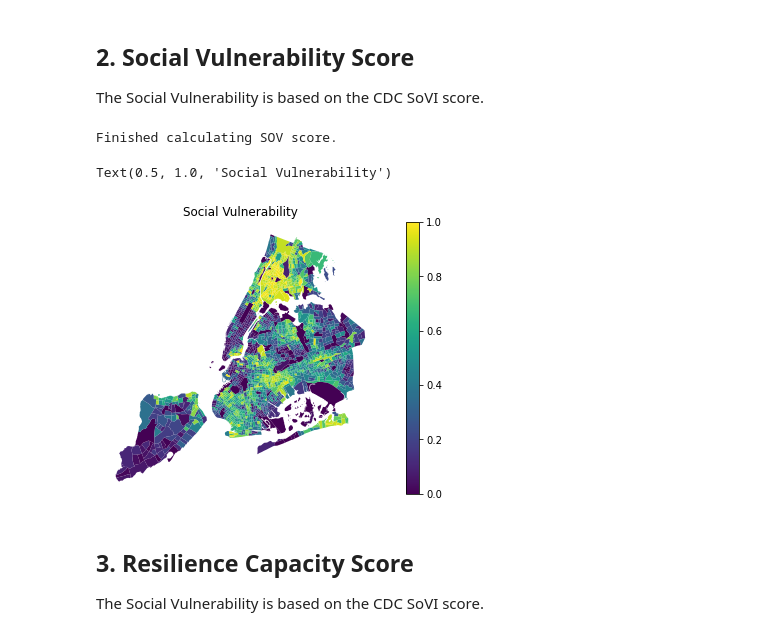
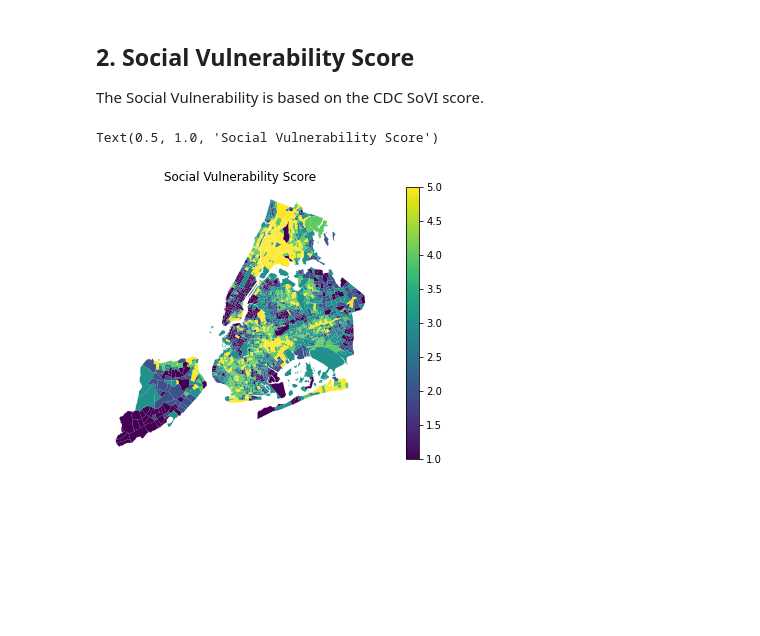
Before and after one commit to NYCEM-GIS/urban-risk-index, a Jupyter notebook: NOTEBOOKS/CALC_EXTREME_HEAT_1.ipynb, the cells around one changed output. Saved outputs shown, nothing was run; the diff lists cells and outputs as text; code cells hidden in the pictures; blank space fills up the shorter version.

```diff
--- a/NOTEBOOKS/CALC_EXTREME_HEAT_1.ipynb
+++ b/NOTEBOOKS/CALC_EXTREME_HEAT_1.ipynb
@@ -72,25 +57,16 @@ Text(0.5, 1.0, 'USD Loss Total due to EXH')
 ## 2. Social Vulnerability Score
 The Social Vulnerability is based on the CDC SoVI score.
 # %%
-#import and calculate the social vulnerability score
-script_name = '.\\4_CODE\DATA_PROCESSING\SOV_calculation_1.py'
-exec(open(script_name).read())
-
-#load into SOV object
 path_SOV = params.PATHNAMES.at['SOV_results_raw', 'Value']
 gdf_SOV = gpd.read_file(path_SOV)
 SOV = URI.SOV(hazard_name = hazard_name, map_tract = gdf_SOV)
 
 #plot
 fig = plt.figure(figsize=(10, 5))
 ax = fig.add_subplot(111)
-SOV.SOV_map.plot(ax=ax, column = 'SOV_rank', legend=True, vmin=0, vmax=1)
+SOV.SOV_map.plot(ax=ax, column = 'Score', legend=True)
 plt.axis('off')
-plt.title('Social Vulnerability')
+plt.title('Social Vulnerability Score')
 # %% [output]
-Finished calculating SOV score.
+Text(0.5, 1.0, 'Social Vulnerability Score')
-Text(0.5, 1.0, 'Social Vulnerability')
-[figure, old version]
+[figure, new version]
-# %% [markdown]
-## 3. Resilience Capacity Score
-The Social Vulnerability is based on the CDC SoVI score.
```
Also changed, not shown: parts of 7 cells of this notebook, 7 other files.
